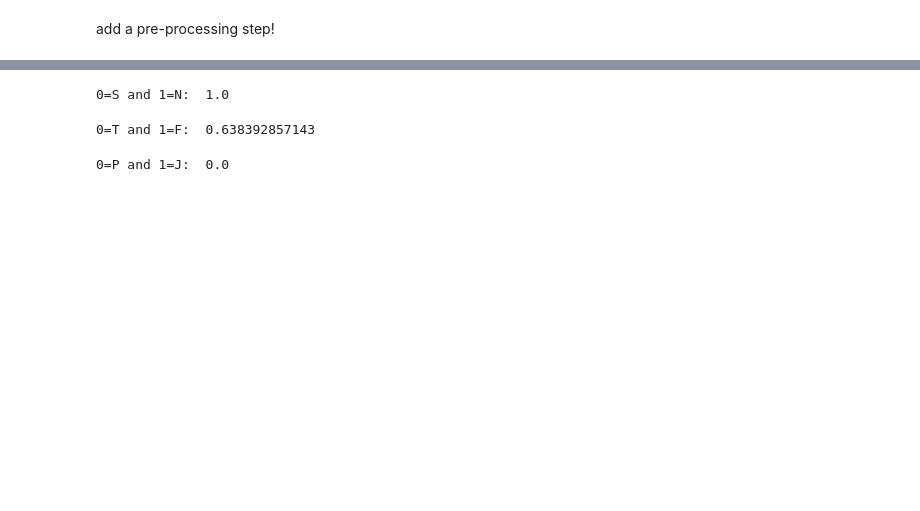
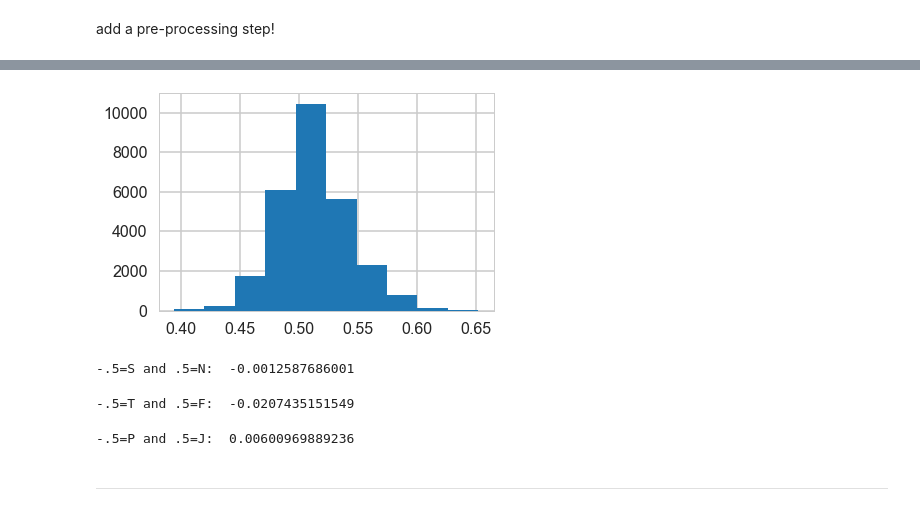
Before and after one commit to ParkerWilliamson/TextMash, a Jupyter notebook: textMash.ipynb, the cells around one changed output, grey strips where cells are left out. Saved outputs shown, nothing was run; the diff lists cells and outputs as text; code cells hidden in the pictures; blank space fills up the shorter version.

```diff
--- a/textMash.ipynb
+++ b/textMash.ipynb
@@ -487,0 +780,9 @@ raw_text_series_friend = pd.Series(raw_text_friend)
+# %%
+#find all my text
+raw_text_me = []
+for message in raw_texts['smses']['sms']:
+    #only include texts that you have sent
+    if ((int(message['@type'])==2) and (message['@body'] != '')):
+        raw_text_me.append(message['@body'])
+print(raw_text_me[1:3])
+raw_text_series_me = pd.Series(raw_text_me).drop_duplicates(keep='first').reset_index(drop=True)
@@ -496,0 +793,3 @@ dtype: object
+# %%
+raw_text_series_me = raw_text_series_me.apply(cleanText)
+print(raw_text_series_me.head())
@@ -497,5 +803,4 @@ dtype: object
 # %%
 #test predictions for my texts
-#vected_sms_meyers = vectorizer.transform(raw_text_series)
-vected_sms_meyers = vectorizer_mtbi.transform(raw_text_series_friend)
+vected_sms_meyers = vectorizer_mtbi.transform(raw_text_series_me)
 # %%
@@ -505,0 +811,26 @@ print('0=E and 1=I: ',(np.sum(IE_prediction)/len(IE_prediction)))
+# %%
+#show words that are the most polarized in introverted vs extroverted
+postings = raw_text_series_me
+
+#x = np.eye(postings)
+#probs = clf_IE.predict_log_proba(x)
+sent_probs = clf_IE.predict_proba(vected_sms_meyers)[:, 0]
+indes_I = np.argsort(sent_probs)
+
+good_words = postings[indes_I[:5]]
+bad_words = postings[indes_I[-5:]]
+
+good_prob = sent_probs[indes_I[:5]]
+bad_prob = sent_probs[indes_I[-5:]]
+
+print("Introverted Sentences\t     P(Introverted | Extroverted)")
+for w, p in zip(good_words, good_prob):
+    print("{:.2f}".format(1-p),"{:>20}".format(w))
+
+print("")
+print("_____________________________________________")
+print("")
+
+print("Extroverted Sentences\t     P(Introverted | Extroverted)")
+for w, p in zip(bad_words, bad_prob):
+    print("{:.2f}".format(1-p),"{:>20}".format(w))
@@ -506,18 +853,25 @@ print('0=E and 1=I: ',(np.sum(IE_prediction)/len(IE_prediction)))
+# %%
+plt.hist(sent_probs)
+plt.show()
+# %% [output]
+[figure, added]
 # %%
-NS_prediction = clf_NS.predict(vected_sms_meyers)
-print('0=S and 1=N: ',(np.sum(NS_prediction)/len(NS_prediction)))
+NS_prediction = clf_NS.predict_proba(vected_sms_meyers)[:,0]
+print('-.5=S and .5=N: ',(np.sum(NS_prediction)/len(NS_prediction)-Norm_NS))
 # %% [output]
-0=S and 1=N:  1.0
+-.5=S and .5=N:  -0.0012587686001
 # %%
-TF_prediction = clf_TF.predict(vected_sms_meyers)
-print('0=T and 1=F: ',(np.sum(TF_prediction)/len(TF_prediction)))
+TF_prediction = clf_TF.predict_proba(vected_sms_meyers)[:,0]
+print('-.5=T and .5=F: ',(np.sum(TF_prediction)/len(TF_prediction)-Norm_TF))
 # %% [output]
-0=T and 1=F:  0.638392857143
+-.5=T and .5=F:  -0.0207435151549
 # %%
-JP_prediction = clf_JP.predict(vected_sms_meyers)
-print('0=P and 1=J: ',(np.sum(JP_prediction)/len(JP_prediction)))
+JP_prediction = clf_JP.predict_proba(vected_sms_meyers)[:,0]
+print('-.5=P and .5=J: ',(np.sum(JP_prediction)/len(JP_prediction)-Norm_JP))
 # %% [output]
-0=P and 1=J:  0.0
+-.5=P and .5=J:  0.00600969889236
+# %% [markdown]
+__________________________________________________________________________________
 # %%
 #create a list of all the people who have texted me
 People = []
```
Also changed, not shown: parts of 65 cells of this notebook, 5 other files.
